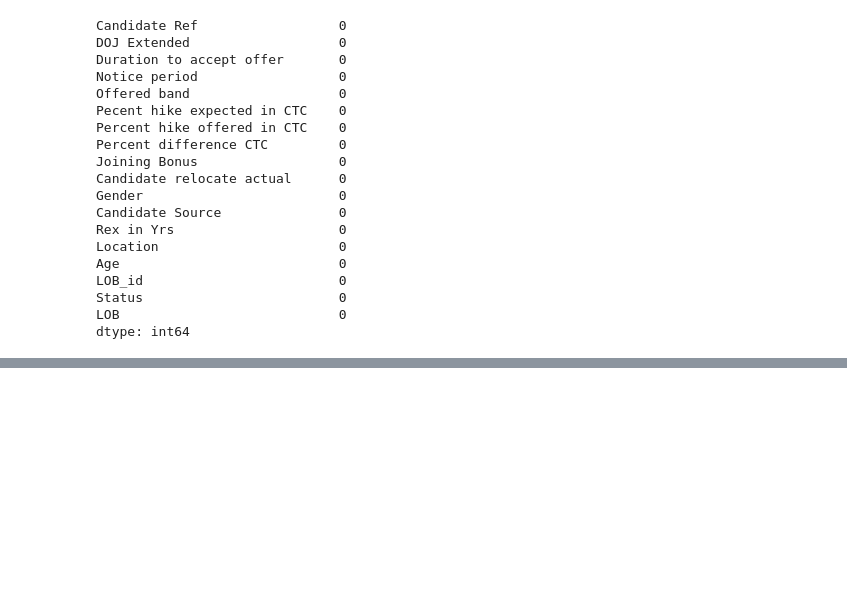
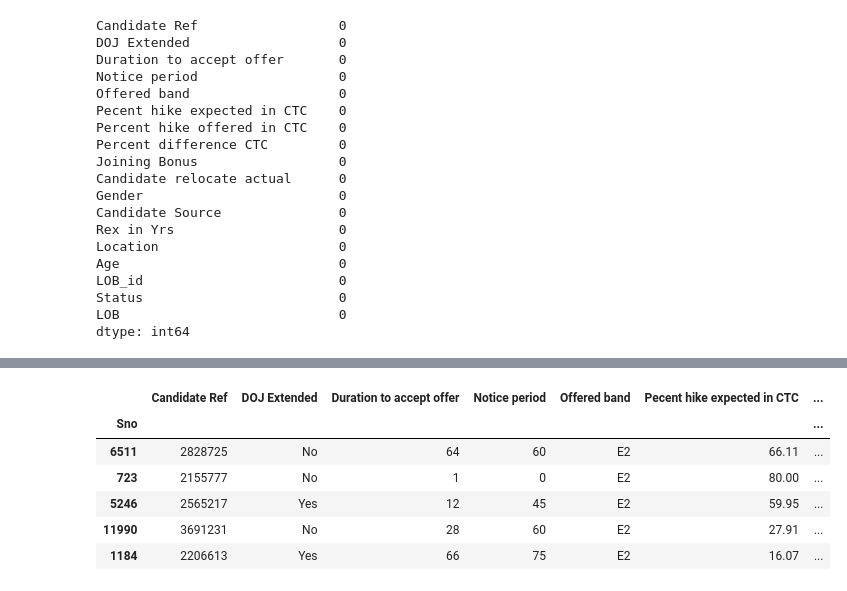
Before and after one commit to rproddatur/Capstone, a Jupyter notebook: task 2.2.ipynb, the cells around one changed output, grey strips where cells are left out. Saved outputs shown, nothing was run; the diff lists cells and outputs as text; code cells hidden in the pictures; blank space fills up the shorter version.

```diff
--- a/task 2.2.ipynb
+++ b/task 2.2.ipynb
@@ -287,0 +446,11 @@ list(df['Offered band'])
+# %%
+data = pd.read_csv('hr_Hiring_details_with_joining_status_LOB.csv',index_col = 0)
+data.sample(5)
+# %% [output]
+|  | Candidate Ref | DOJ Extended | Duration to accept offer | Notice period | Offered band | Pecent hike expected in CTC | ... |
+| Sno |  |  |  |  |  |  | ... |
+| 6511 | 2828725 | No | 64 | 60 | E2 | 66.11 | ... |
+| 723 | 2155777 | No | 1 | 0 | E2 | 80.00 | ... |
+| 5246 | 2565217 | Yes | 12 | 45 | E2 | 59.95 | ... |
+| 11990 | 3691231 | No | 28 | 60 | E2 | 27.91 | ... |
+| 1184 | 2206613 | Yes | 66 | 75 | E2 | 16.07 | ... |
```
Also changed, not shown: parts of 47 cells of this notebook.
